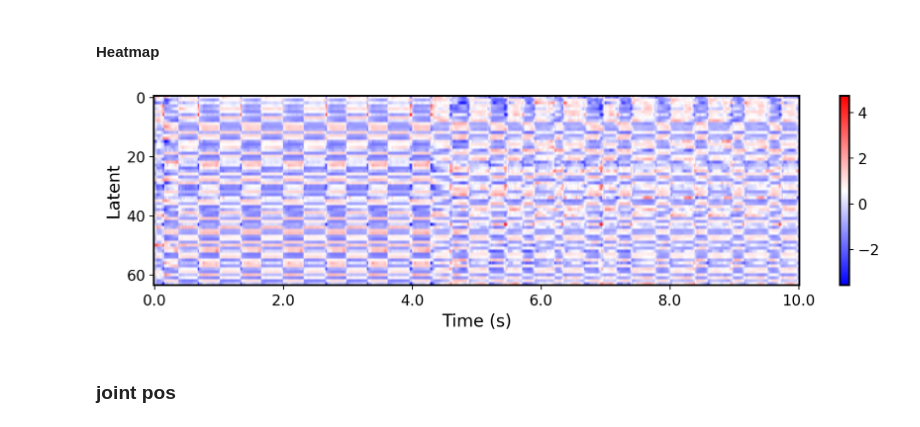
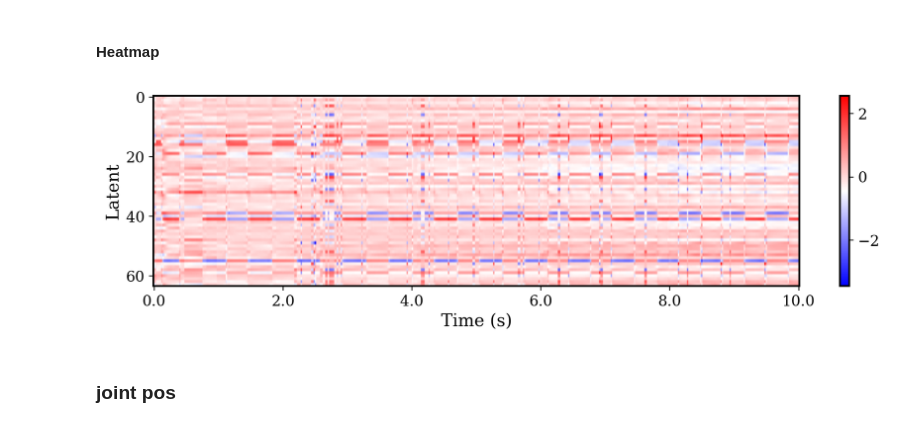
Before and after one commit to andyzong16/Isaaclab_Training, a Jupyter notebook: scripts/reinforcement_learning/rsl_rl/plot.ipynb, the cells around one changed output. Cells and saved outputs as stored; diff of their text form; code cells hidden in the pictures.

Commit message:
add latent visualization code using tsne

```diff
--- a/scripts/reinforcement_learning/rsl_rl/plot.ipynb
+++ b/scripts/reinforcement_learning/rsl_rl/plot.ipynb
@@ -88,16 +98,18 @@ contact_force_idx = slice(7, 13)
 foot_air_time_idx = slice(13, 15)
 material_prop_idx = slice(15, None)
 # %%
-data_path = data_dir / "rl_play"
+# data_path = data_dir / "mu_1.0_rho_3000"
+# data_path = data_dir / "mu_0.7_rho_3000"
+# data_path = data_dir / "mu_0.5_rho_1100"
+# data_path = data_dir / "mu_0.3_rho_600"
+# data_path = data_dir / "mu_0.2_rho_1100"
 # data_path = data_dir / "rl_play_test_01"
-# data_path = data_dir / "rl_play_test_02"
-# data_path = data_dir / "rl_play_test_03"
-# data_path = data_dir / "rl_play_test_04"
-# data_path = data_dir / "rl_play_test_05"
+data_path = data_dir / "variable"
 
 policy_obs_path = (data_path / "obs/obs.pkl").as_posix()
 privileged_obs_path = (data_path / "privileged/privileged.pkl").as_posix()
 latent_path = (data_path / "latent/latent.pkl").as_posix()
+decoder_path = (data_path / "decoder_output/decoder_output.pkl").as_posix()
 
 with open(policy_obs_path, "rb") as f:
     policy_obs = pickle.load(f)
@@ -111,9 +123,14 @@ with open(latent_path, "rb") as f:
     latent = pickle.load(f)
     latent = np.array(latent).squeeze(0)
 
+with open(decoder_path, "rb") as f:
+    decoder_output = pickle.load(f)
+    decoder_output = np.array(decoder_output).squeeze(0)
+
 print(f"policy_obs shape: {policy_obs.shape}")
 print(f"privileged obs shape: {privileged_obs.shape}")
 print(f"latent shape: {latent.shape}")
+print(f"decoder shape: {decoder_output.shape}")
 
 data = {}
 data["yaw_quat"] = policy_obs[:, :, yaw_quat_idx]
@@ -129,6 +146,14 @@ privileged_data["contact"] = privileged_obs[:, :, contact_idx]
 privileged_data["contact_force"] = privileged_obs[:, :, contact_force_idx]
 privileged_data["foot_air_time"] = privileged_obs[:, :, foot_air_time_idx]
 privileged_data["material_prop"] = privileged_obs[:, :, material_prop_idx]
+
+decoded_privileged_data = {}
+decoded_privileged_data["base_lin_vel"] = decoder_output[:, :, priv_base_lin_vel_idx]
+decoded_privileged_data["foot_height"] = decoder_output[:, :, foot_height_idx]
+decoded_privileged_data["contact"] = decoder_output[:, :, contact_idx]
+decoded_privileged_data["contact_force"] = decoder_output[:, :, contact_force_idx]
+decoded_privileged_data["foot_air_time"] = decoder_output[:, :, foot_air_time_idx]
+decoded_privileged_data["material_prop"] = decoder_output[:, :, material_prop_idx]
 # %% [output]
 policy_obs shape: (1, 500, 26)
 privileged obs shape: (1, 500, 18)
@@ -281,34 +464,34 @@ plt.show()
 # %%
 ENV_ID = 0
 cmap = "bwr"
 latent_z = latent[ENV_ID]
-mu = latent_z.mean(axis=0, keepdims=True)
-std = latent_z.std(axis=0, keepdims=True) + 1e-8
-latent_z = (latent_z - mu) / std
+# mu = latent_z.mean(axis=0, keepdims=True)
+# std = latent_z.std(axis=0, keepdims=True) + 1e-8
+# latent_z = (latent_z - mu) / std
 
 latent_z = latent_z.transpose(1, 0)   # (latent_dim, seq_len)
 
 seq_len = latent_z.shape[1]
 t_total = 10.0  # seconds
 
 fig, ax = plt.subplots(figsize=(10, 3))
 im = ax.imshow(latent_z, aspect="auto", cmap=cmap)
 fig.colorbar(im, ax=ax)
 
 # map pixel indices → time in seconds
 n_ticks = 6
 tick_positions = np.linspace(0, seq_len - 1, n_ticks)
 tick_labels = [f"{v:.1f}" for v in np.linspace(0, t_total, n_ticks)]
 ax.set_xticks(tick_positions)
 ax.set_xticklabels(tick_labels)
 
 ax.set_xlabel("Time (s)")
 ax.set_ylabel("Latent")
 plt.tight_layout()
 plt.savefig(os.path.join(data_path, "latent.png"))
 plt.show()
 # %% [output]
-[figure, old version]
+[figure, new version]
 # %% [markdown]
 ### joint pos
 # %%
```
Also changed, not shown: parts of 7 cells of this notebook, 8 other files.
